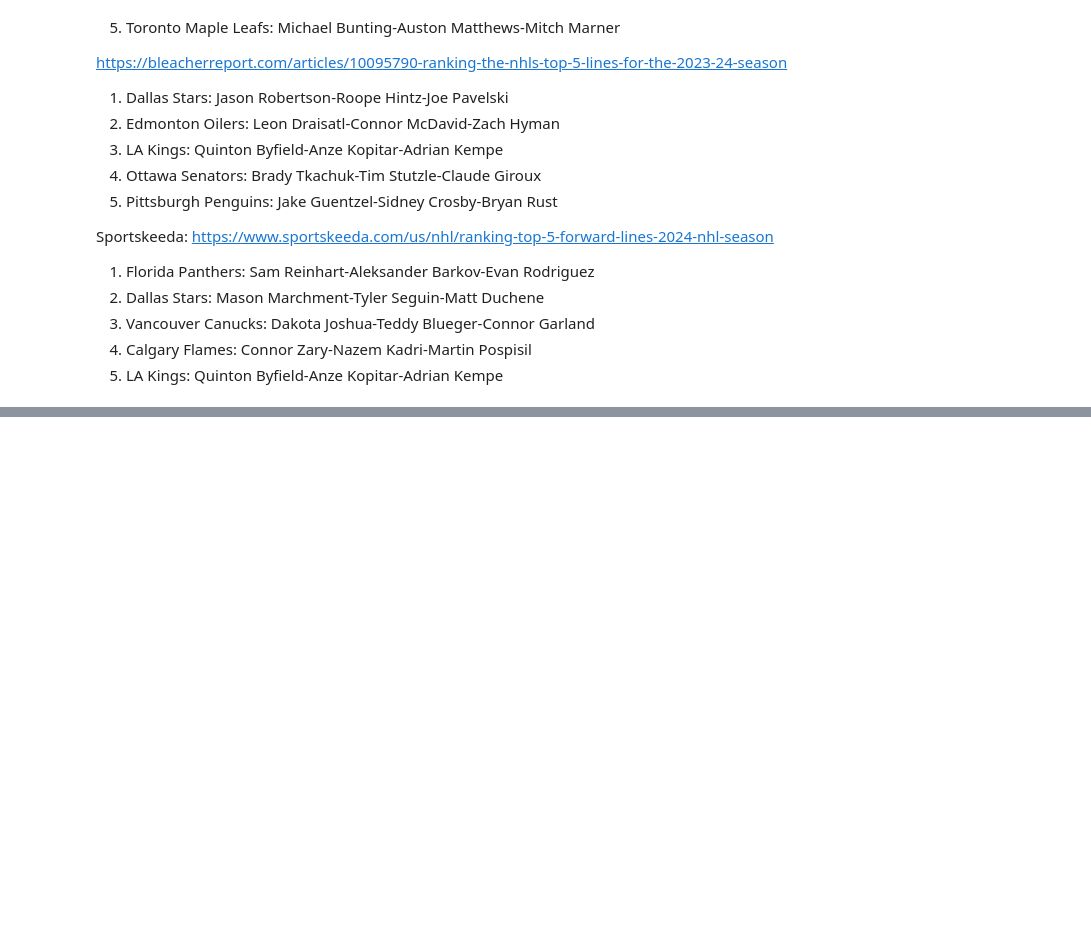
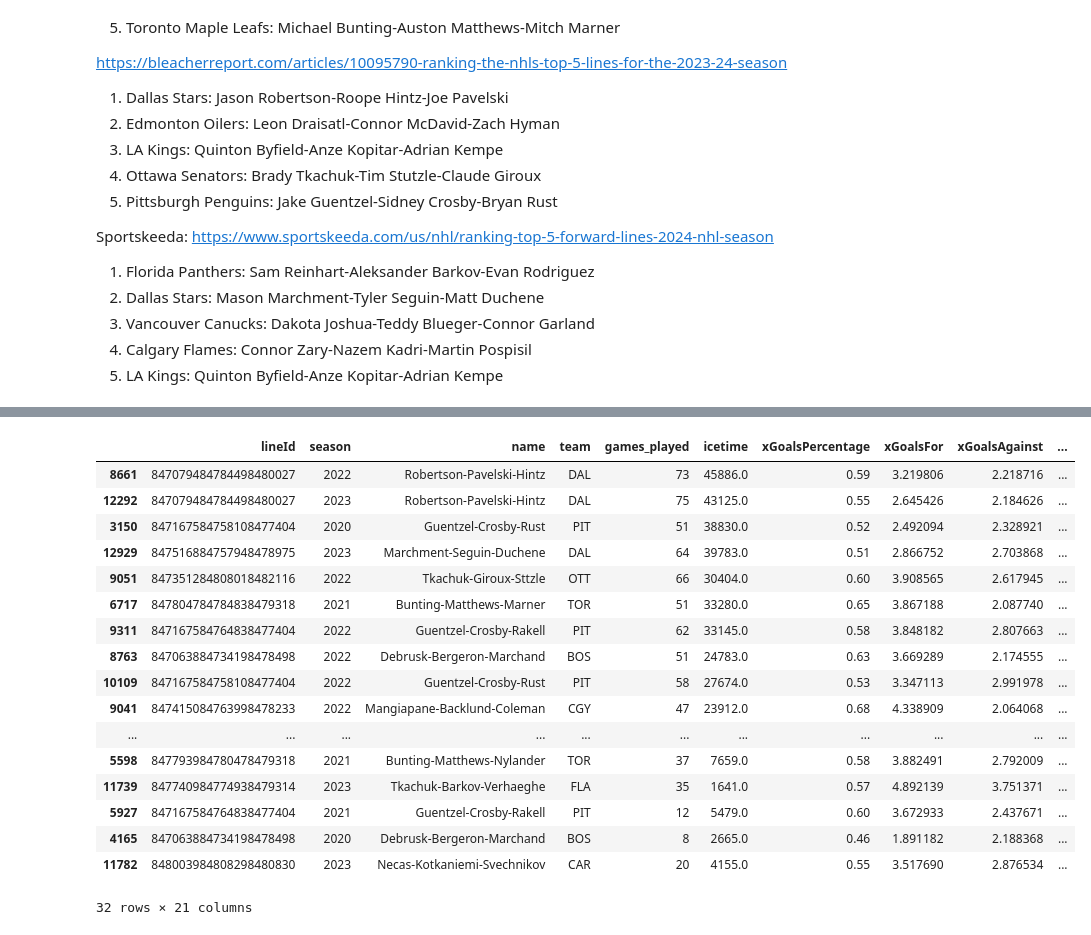
Before and after one commit to emrkel/NHL-Line-Optimisation, a Jupyter notebook: dataWrangling.ipynb, the cells around one changed output, grey strips where cells are left out. Cells and saved outputs as stored; diff of their text form; code cells hidden in the pictures; blank space fills up the shorter version.

```diff
--- a/dataWrangling.ipynb
+++ b/dataWrangling.ipynb
@@ -356,3 +353,9 @@ Sportskeeda: https://www.sportskeeda.com/us/nhl/ranking-top-5-forward-lines-2024
 3. Vancouver Canucks: Dakota Joshua-Teddy Blueger-Connor Garland
 4. Calgary Flames: Connor Zary-Nazem Kadri-Martin Pospisil
 5. LA Kings: Quinton Byfield-Anze Kopitar-Adrian Kempe
+# %%
+forwardLines = forwardLines[['lineId', 'season', 'name', 'team', 'games_played', 'icetime', 'xGoalsPercentage',
+                  'xGoalsFor', 'xGoalsAgainst', 'shotsOnGoalFor', 'shotsOnGoalAgainst', 'goalsFor', 'goalsAgainst', 'penaltiesFor',
+                   'penaltiesAgainst', 'faceOffsWonFor', 'hitsFor']]
+
+forwardLines.head()
@@ -358,0 +449,6 @@ Sportskeeda: https://www.sportskeeda.com/us/nhl/ranking-top-5-forward-lines-2024
+# %%
+normalised['line_score'] = normalised[weights.keys()].dot(pd.Series(weights))
+bestLines = normalised.sort_values(by=['line_score'], ascending=False)
+
+bestLines['rank'] = range(1, len(bestLines) + 1)
+bestLines
@@ -358,0 +469,29 @@ Sportskeeda: https://www.sportskeeda.com/us/nhl/ranking-top-5-forward-lines-2024
+# %%
+best = ['Robertson-Pavelski-Hintz', 'Marchand-Bergeron-Debrusk','Stephenson-Eichel-Stone',
+             'Tkachuk-Barkov-Verhaeghe', 'Tatar-Hischier-Zetterlund', 'Mangiapane-Backlund-Coleman', 'Debrusk-Bergeron-Marchand',
+             'Bunting-Matthews-Nylander', 'Byfield-Kopitar-Kempe', 'Necas-Kotkaniemi-Svechnikov', 'Guentzel-Crosby-Rakell',
+             'Hall-Krejci-Pastrnak', 'Bunting-Matthews-Marner', 'Tkachuk-Giroux-Sttzle', 'Guentzel-Crosby-Rust', 'Reinhart-Barkov-Rodrigues',
+             'Marchment-Seguin-Duchene', 'Joshua-Blueger-Garland', 'Zary-Kadri-Pospisil']
+
+
+best = bestLines[bestLines['name'].isin(best)]
+best
+# %% [output]
+|  | lineId | season | name | team | games_played | icetime | xGoalsPercentage | xGoalsFor | xGoalsAgainst | ... |
+| 8661 | 847079484784498480027 | 2022 | Robertson-Pavelski-Hintz | DAL | 73 | 45886.0 | 0.59 | 3.219806 | 2.218716 | ... |
+| 12292 | 847079484784498480027 | 2023 | Robertson-Pavelski-Hintz | DAL | 75 | 43125.0 | 0.55 | 2.645426 | 2.184626 | ... |
+| 3150 | 847167584758108477404 | 2020 | Guentzel-Crosby-Rust | PIT | 51 | 38830.0 | 0.52 | 2.492094 | 2.328921 | ... |
+| 12929 | 847516884757948478975 | 2023 | Marchment-Seguin-Duchene | DAL | 64 | 39783.0 | 0.51 | 2.866752 | 2.703868 | ... |
+| 9051 | 847351284808018482116 | 2022 | Tkachuk-Giroux-Sttzle | OTT | 66 | 30404.0 | 0.60 | 3.908565 | 2.617945 | ... |
+| 6717 | 847804784784838479318 | 2021 | Bunting-Matthews-Marner | TOR | 51 | 33280.0 | 0.65 | 3.867188 | 2.087740 | ... |
+| 9311 | 847167584764838477404 | 2022 | Guentzel-Crosby-Rakell | PIT | 62 | 33145.0 | 0.58 | 3.848182 | 2.807663 | ... |
+| 8763 | 847063884734198478498 | 2022 | Debrusk-Bergeron-Marchand | BOS | 51 | 24783.0 | 0.63 | 3.669289 | 2.174555 | ... |
+| 10109 | 847167584758108477404 | 2022 | Guentzel-Crosby-Rust | PIT | 58 | 27674.0 | 0.53 | 3.347113 | 2.991978 | ... |
+| 9041 | 847415084763998478233 | 2022 | Mangiapane-Backlund-Coleman | CGY | 47 | 23912.0 | 0.68 | 4.338909 | 2.064068 | ... |
+| ... | ... | ... | ... | ... | ... | ... | ... | ... | ... | ... |
+| 5598 | 847793984780478479318 | 2021 | Bunting-Matthews-Nylander | TOR | 37 | 7659.0 | 0.58 | 3.882491 | 2.792009 | ... |
+| 11739 | 847740984774938479314 | 2023 | Tkachuk-Barkov-Verhaeghe | FLA | 35 | 1641.0 | 0.57 | 4.892139 | 3.751371 | ... |
+| 5927 | 847167584764838477404 | 2021 | Guentzel-Crosby-Rakell | PIT | 12 | 5479.0 | 0.60 | 3.672933 | 2.437671 | ... |
+| 4165 | 847063884734198478498 | 2020 | Debrusk-Bergeron-Marchand | BOS | 8 | 2665.0 | 0.46 | 1.891182 | 2.188368 | ... |
+| 11782 | 848003984808298480830 | 2023 | Necas-Kotkaniemi-Svechnikov | CAR | 20 | 4155.0 | 0.55 | 3.517690 | 2.876534 | ... |
+32 rows × 21 columns
```
Also changed, not shown: parts of 6 cells of this notebook, 1 other file.
